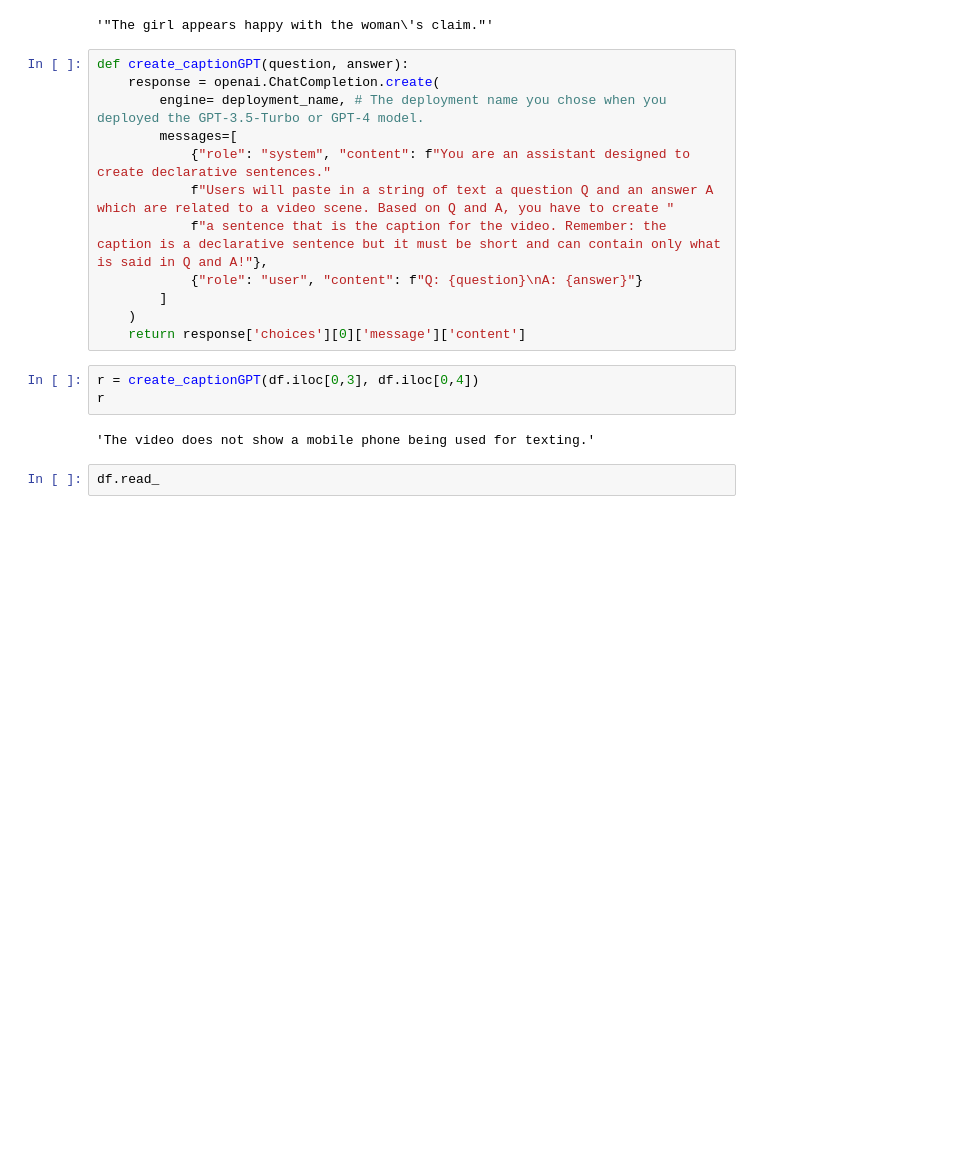
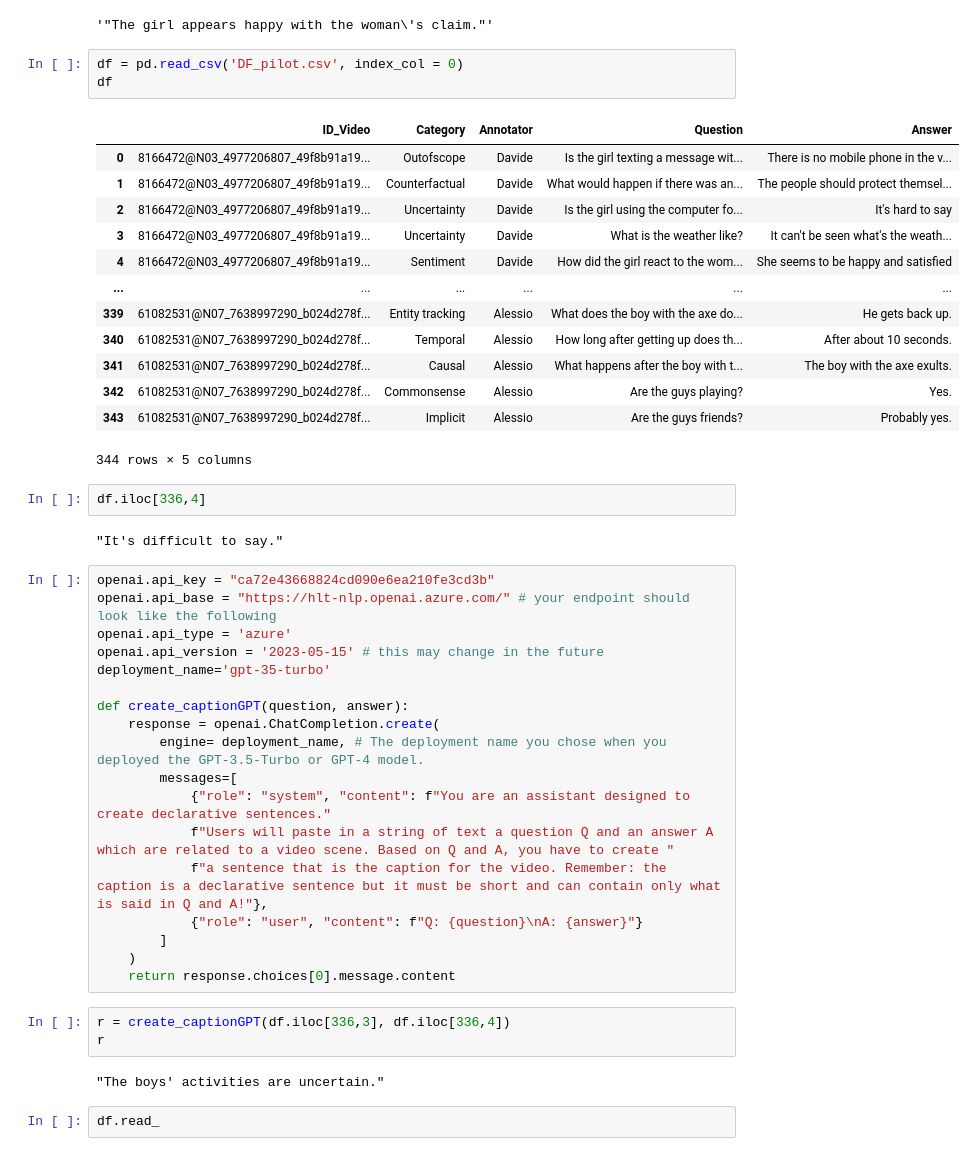
Before and after one commit to Caput97/Benchmark_PilotTest, a Jupyter notebook: prova.ipynb, the cells around one changed output. Cells and saved outputs as stored; diff of their text form; blank space fills up the shorter version.

```diff
--- a/prova.ipynb
+++ b/prova.ipynb
@@ -136,7 +219,34 @@ r.choices
 r.choices[0].message.content
 # %% [output]
 '"The girl appears happy with the woman\'s claim."'
+# %%
+df = pd.read_csv('DF_pilot.csv', index_col = 0)
+df
+# %% [output]
+|  | ID_Video | Category | Annotator | Question | Answer |
+| 0 | 8166472@N03_4977206807_49f8b91a19... | Outofscope | Davide | Is the girl texting a message wit... | There is no mobile phone in the v... |
+| 1 | 8166472@N03_4977206807_49f8b91a19... | Counterfactual | Davide | What would happen if there was an... | The people should protect themsel... |
+| 2 | 8166472@N03_4977206807_49f8b91a19... | Uncertainty | Davide | Is the girl using the computer fo... | It's hard to say |
+| 3 | 8166472@N03_4977206807_49f8b91a19... | Uncertainty | Davide | What is the weather like? | It can't be seen what's the weath... |
+| 4 | 8166472@N03_4977206807_49f8b91a19... | Sentiment | Davide | How did the girl react to the wom... | She seems to be happy and satisfied |
+| ... | ... | ... | ... | ... | ... |
+| 339 | 61082531@N07_7638997290_b024d278f... | Entity tracking | Alessio | What does the boy with the axe do... | He gets back up. |
+| 340 | 61082531@N07_7638997290_b024d278f... | Temporal | Alessio | How long after getting up does th... | After about 10 seconds. |
+| 341 | 61082531@N07_7638997290_b024d278f... | Causal | Alessio | What happens after the boy with t... | The boy with the axe exults. |
+| 342 | 61082531@N07_7638997290_b024d278f... | Commonsense | Alessio | Are the guys playing? | Yes. |
+| 343 | 61082531@N07_7638997290_b024d278f... | Implicit | Alessio | Are the guys friends? | Probably yes. |
+344 rows × 5 columns
+# %%
+df.iloc[336,4]
+# %% [output]
+"It's difficult to say."
 # %%
+openai.api_key = "ca72e43668824cd090e6ea210fe3cd3b"
+openai.api_base = "https://hlt-nlp.openai.azure.com/" # your endpoint should look like the following
+openai.api_type = 'azure'
+openai.api_version = '2023-05-15' # this may change in the future
+deployment_name='gpt-35-turbo'
+
 def create_captionGPT(question, answer):
     response = openai.ChatCompletion.create(
         engine= deployment_name, # The deployment name you chose when you deployed the GPT-3.5-Turbo or GPT-4 model.
@@ -147,11 +257,11 @@ def create_captionGPT(question, answer):
             {"role": "user", "content": f"Q: {question}\nA: {answer}"}
         ]
     )
-    return response['choices'][0]['message']['content']
+    return response.choices[0].message.content
 # %%
-r = create_captionGPT(df.iloc[0,3], df.iloc[0,4])
+r = create_captionGPT(df.iloc[336,3], df.iloc[336,4])
 r
 # %% [output]
-'The video does not show a mobile phone being used for texting.'
+"The boys' activities are uncertain."
 # %%
 df.read_
```
Also changed, not shown: parts of 26 cells of this notebook, 12 other files.
